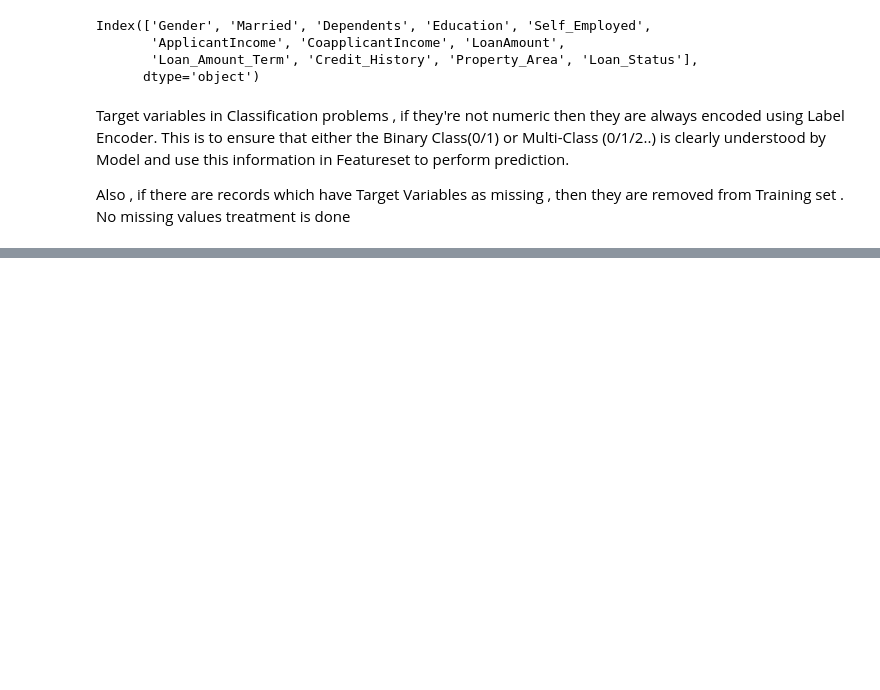
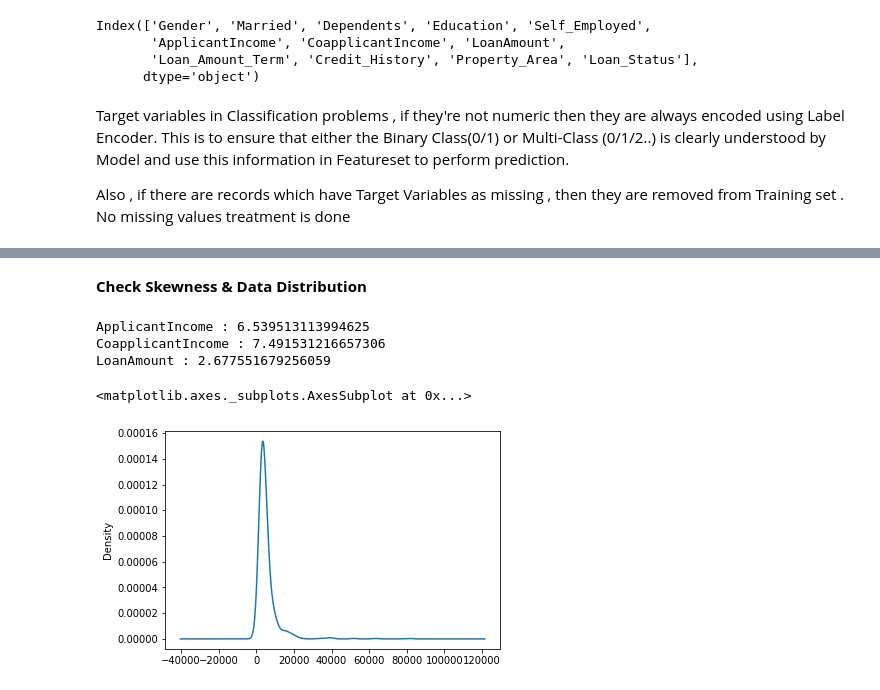
Before and after one commit to leetanshaj/MachineLearning, a Jupyter notebook: ML_ModelBuilding_playbook.ipynb, the cells around one changed output, grey strips where cells are left out. Drawn from its saved outputs; the diff is of its cells as text; code cells hidden in the pictures; blank space fills up the shorter version.

```diff
--- a/ML_ModelBuilding_playbook.ipynb
+++ b/ML_ModelBuilding_playbook.ipynb
@@ -107,0 +145,15 @@ Also , if there are records which have Target Variables as missing , then they a
+# %% [markdown]
+**Check Skewness & Data Distribution**
+# %%
+#Check Skewness
+for i in cont_cols:
+  print(str(i)+' : '+str(df_data[i].skew()))
+# %% [output]
+ApplicantIncome : 6.539513113994625
+CoapplicantIncome : 7.491531216657306
+LoanAmount : 2.677551679256059
+# %%
+df_data['ApplicantIncome'].plot.kde()
+# %% [output]
+<matplotlib.axes._subplots.AxesSubplot at 0x...>
+[figure, added]
```
Also changed, not shown: parts of 63 cells of this notebook.
